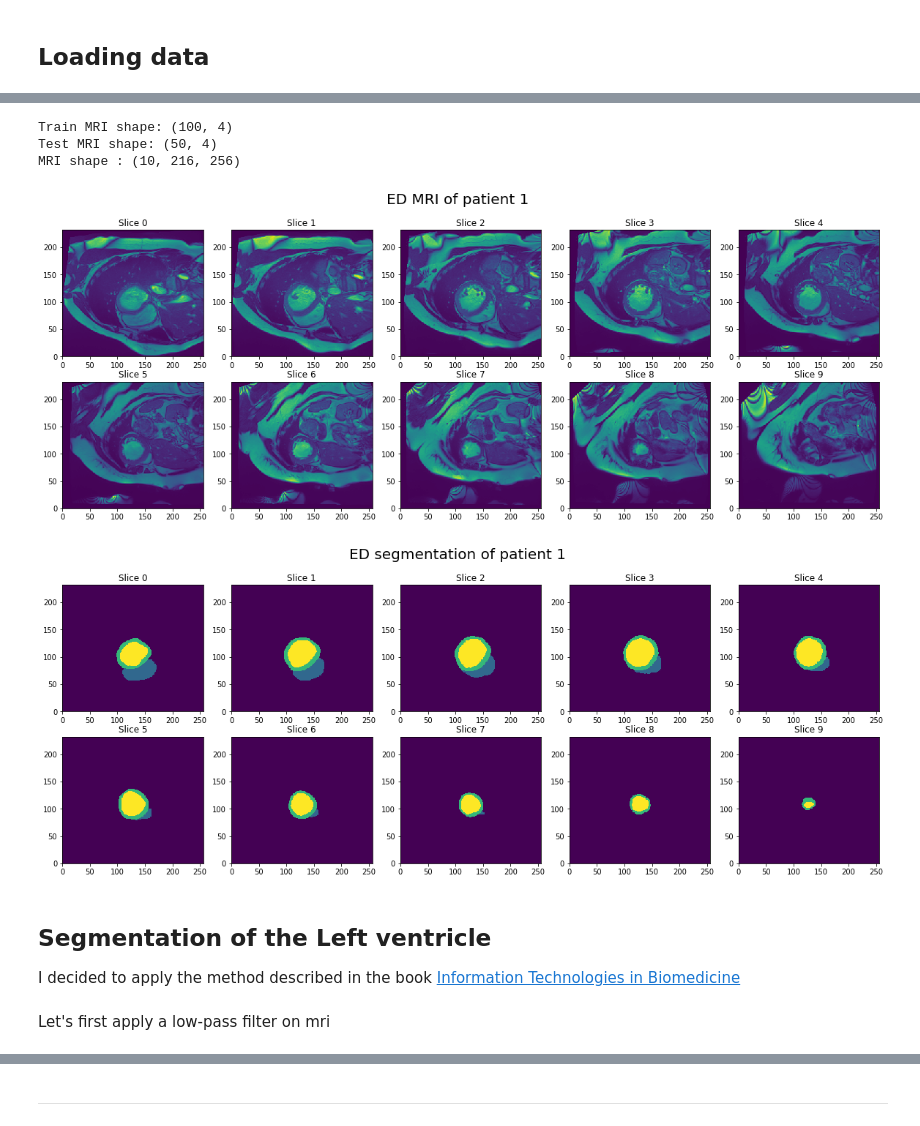
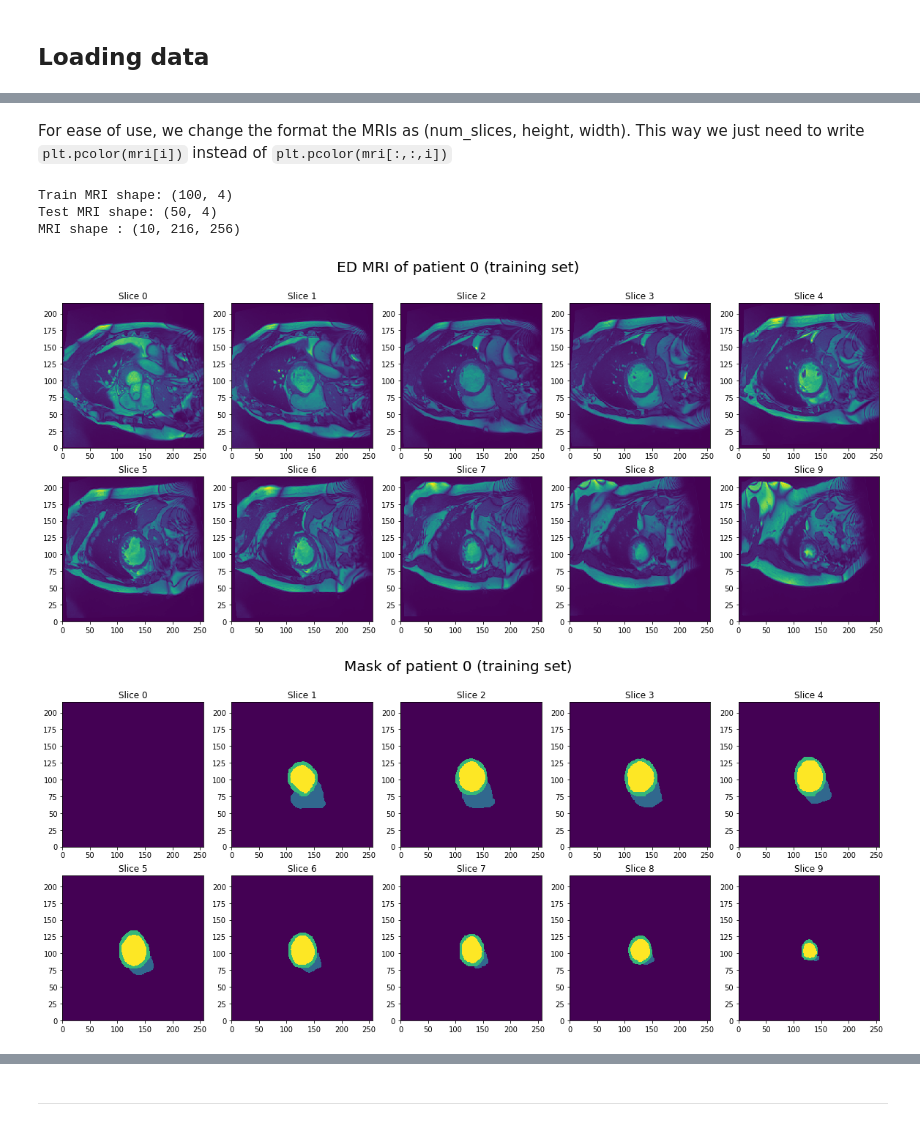
Before and after one commit to lmartinez2001/Challenge, a Jupyter notebook: challenge.ipynb, the cells around one changed output, grey strips where cells are left out. Cells and saved outputs as stored; diff of their text form; code cells hidden in the pictures.

```diff
--- a/challenge.ipynb
+++ b/challenge.ipynb
@@ -15,6 +22,6 @@ import os
 # %%
 def load_mris(dir):
-    """Utility function to load all mris from test and train directories."""
+    """Function to load all mris from test and train directories"""
     mris = []
     for sample in os.listdir(dir):
         mri_dir = os.path.join(dir, sample)
@@ -29,10 +36,21 @@ def load_mris(dir):
     return np.array(mris, dtype=object)
 
 
-def plot_slices(slices, title=None, rows=2, cols=5):
+def plot_slices(slices, title=None):
     """Function to plot slices of a MRI"""
     n_slices=slices.shape[0]
-    fig, axes = plt.subplots(n_slices//5 if n_slices%5==0 else n_slices//5+1, n_slices if n_slices < 5 else 5, figsize=(20, 7*(n_slices//5-1) if n_slices > 5 else 4))
+    n_rows, n_cols=0, 0
+    if n_slices%5==0:
+        n_rows=n_slices//5
+    else:
+        n_rows=n_slices//5+1
+
+    if n_slices<5:
+        n_cols=n_slices
+    else:
+        n_cols=5
+
+    fig, axes = plt.subplots(n_rows, n_cols, figsize=(20, 4*n_rows))
     ax=axes.ravel()
     for i, slice in enumerate(slices):
         ax[i].pcolormesh(slice)
@@ -40,6 +58,9 @@ def plot_slices(slices, title=None, rows=2, cols=5):
     if title:
         fig.suptitle(title, fontsize=20)
     plt.show()
+
+def normalize(img):
+    return ((img - img.min())/ (img.max() - img.min()))*255
 # %%
 # LOAD CSV FILES
 
@@ -61,4 +83,6 @@ test_dir = 'Test'
 
 mri_train = load_mris(train_dir)
 mri_test = load_mris(test_dir)
+# %% [markdown]
+For ease of use, we change the format the MRIs as (num_slices, height, width). This way we just need to write `plt.pcolor(mri[i])` instead of `plt.pcolor(mri[:,:,i])`
 # %%
@@ -82,18 +107,12 @@ Train MRI shape: (100, 4)
 Test MRI shape: (50, 4)
 MRI shape : (10, 216, 256)
 # %%
-patient_idx=1
-ed_mri_idx=0
-ed_mask_idx=1
+patient_idx=0
+mri_idx=0
+mask_idx=mri_idx+1
 
-plot_slices(mri_train[patient_idx][ed_mri_idx], title=f'ED MRI of patient {patient_idx}')
-plot_slices(mri_train[patient_idx][ed_mask_idx], title=f'ED segmentation of patient {patient_idx}')
+plot_slices(mri_train[patient_idx][mri_idx], title=f'ED MRI of patient {patient_idx} (training set)')
+plot_slices(mri_train[patient_idx][mask_idx], title=f'Mask of patient {patient_idx} (training set)')
 # %% [output]
-[figure, old version]
+[figure, new version]
-[figure, old version]
+[figure, new version]
-# %% [markdown]
-## Segmentation of the Left ventricle
-
-I decided to apply the method described in the book [Information Technologies in Biomedicine](https://link.springer.com/chapter/10.1007/978-3-642-31196-3_3#chapter-info)
-# %% [markdown]
-Let's first apply a low-pass filter on mri
```
Also changed, not shown: parts of 16 cells of this notebook, 2 other files.
